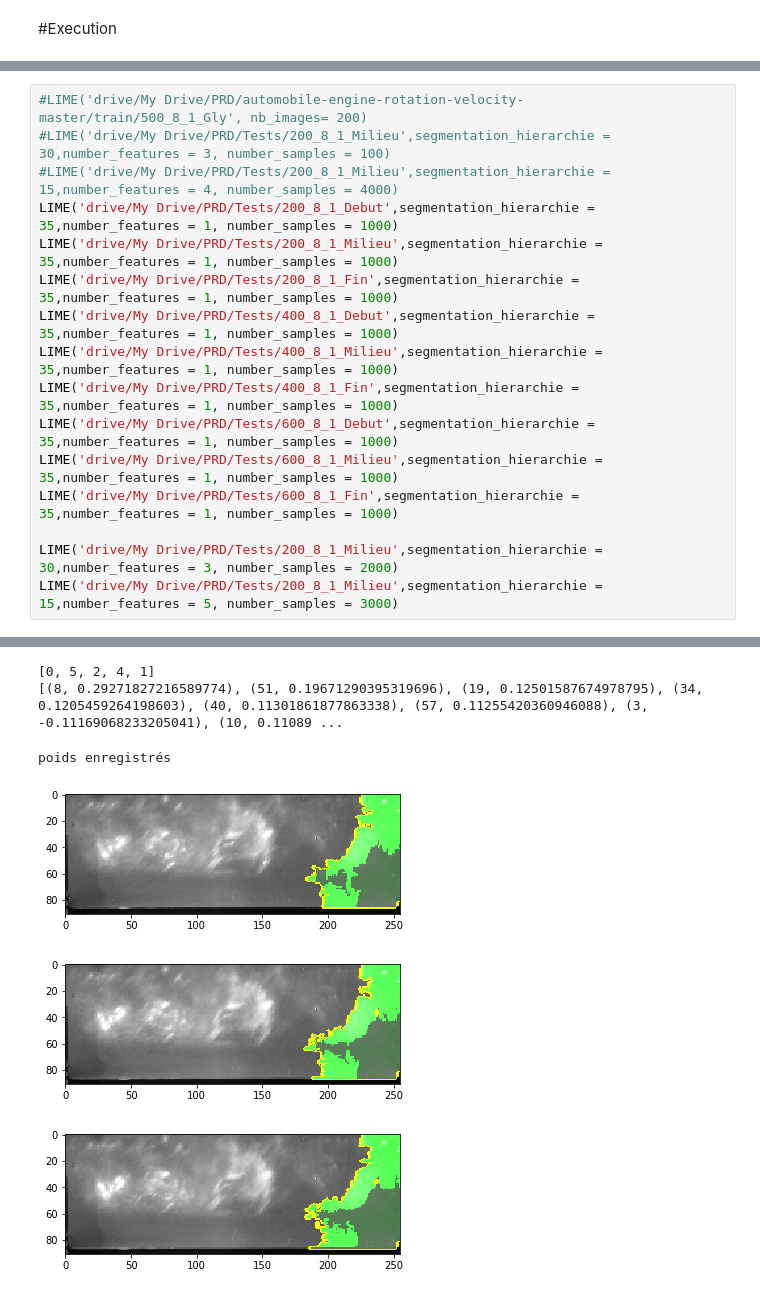
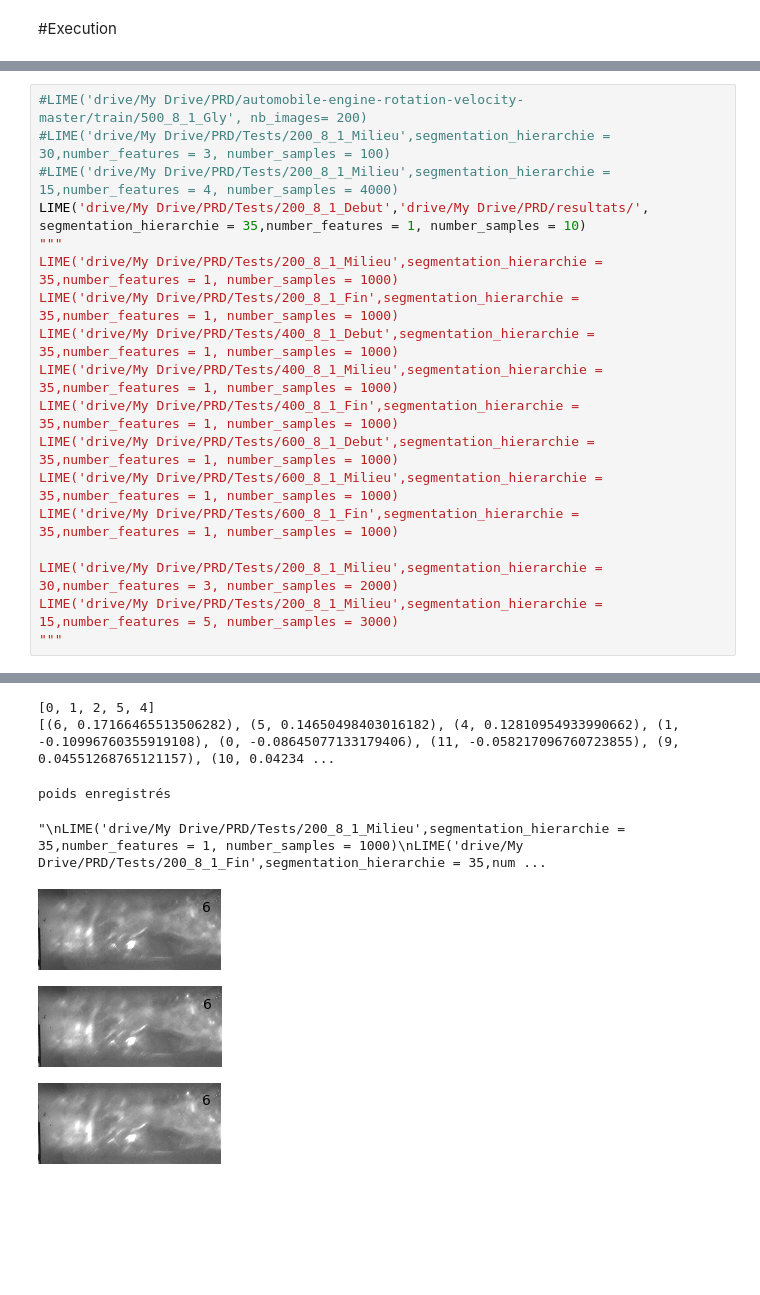
Before and after one commit to RomainHerault/PRD, a Jupyter notebook: Version_refactorisée.ipynb, the cells around one changed output, grey strips where cells are left out. Saved outputs shown, nothing was run; the diff lists cells and outputs as text; blank space fills up the shorter version.

Commit message:
Ajout des labels sur l'image, factorisation de code

```diff
--- a/Version_refactorisée.ipynb
+++ b/Version_refactorisée.ipynb
@@ -600,7 +884,8 @@ def LIME(video_path, nb_images = 30,segmentation_hierarchie = 35,number_features
 #LIME('drive/My Drive/PRD/automobile-engine-rotation-velocity-master/train/500_8_1_Gly', nb_images= 200)
 #LIME('drive/My Drive/PRD/Tests/200_8_1_Milieu',segmentation_hierarchie = 30,number_features = 3, number_samples = 100)
 #LIME('drive/My Drive/PRD/Tests/200_8_1_Milieu',segmentation_hierarchie = 15,number_features = 4, number_samples = 4000)
-LIME('drive/My Drive/PRD/Tests/200_8_1_Debut',segmentation_hierarchie = 35,number_features = 1, number_samples = 1000)
+LIME('drive/My Drive/PRD/Tests/200_8_1_Debut','drive/My Drive/PRD/resultats/', segmentation_hierarchie = 35,number_features = 1, number_samples = 10)
+"""
 LIME('drive/My Drive/PRD/Tests/200_8_1_Milieu',segmentation_hierarchie = 35,number_features = 1, number_samples = 1000)
 LIME('drive/My Drive/PRD/Tests/200_8_1_Fin',segmentation_hierarchie = 35,number_features = 1, number_samples = 1000)
 LIME('drive/My Drive/PRD/Tests/400_8_1_Debut',segmentation_hierarchie = 35,number_features = 1, number_samples = 1000)
@@ -612,5 +897,6 @@ LIME('drive/My Drive/PRD/Tests/600_8_1_Fin',segmentation_hierarchie = 35,number_
 
 LIME('drive/My Drive/PRD/Tests/200_8_1_Milieu',segmentation_hierarchie = 30,number_features = 3, number_samples = 2000)
 LIME('drive/My Drive/PRD/Tests/200_8_1_Milieu',segmentation_hierarchie = 15,number_features = 5, number_samples = 3000)
+"""
 # %% [output]
 Pretrained Model existed
@@ -618,6 +905,7 @@ Pretrained Model existed
-[0, 5, 2, 4, 1]
-[(8, 0.29271827216589774), (51, 0.19671290395319696), (19, 0.12501587674978795), (34, 0.1205459264198603), (40, 0.11301861877863338), (57, 0.11255420360946088), (3, -0.11169068233205041), (10, 0.11089 ...
+[0, 1, 2, 5, 4]
+[(6, 0.17166465513506282), (5, 0.14650498403016182), (4, 0.12810954933990662), (1, -0.10996760355919108), (0, -0.08645077133179406), (11, -0.058217096760723855), (9, 0.04551268765121157), (10, 0.04234 ...
 poids enregistrés
+"\nLIME('drive/My Drive/PRD/Tests/200_8_1_Milieu',segmentation_hierarchie = 35,number_features = 1, number_samples = 1000)\nLIME('drive/My Drive/PRD/Tests/200_8_1_Fin',segmentation_hierarchie = 35,num ...
-[figure, old version]
+[figure, new version]
-[figure, old version]
+[figure, new version]
-[figure, old version]
+[figure, new version]
```
Also changed, not shown: parts of 16 cells of this notebook.
